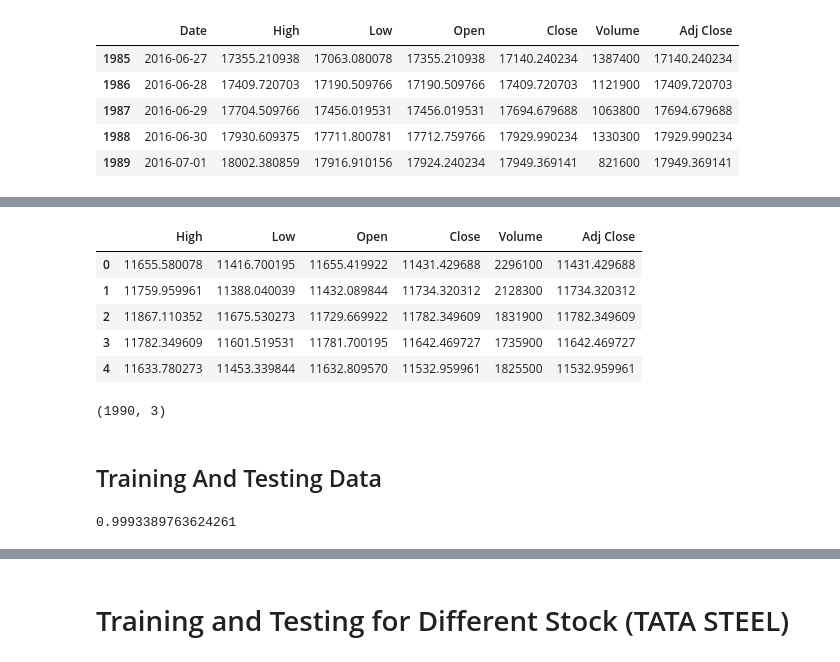
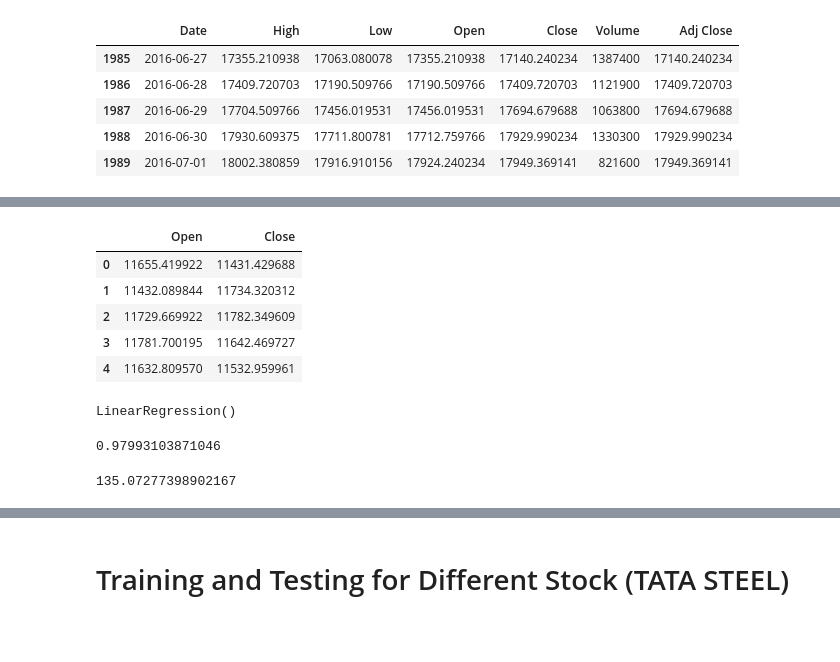
Before and after one commit to Jainil360/Stock-Price-Prediction, a Jupyter notebook: AML_INNOVATIVE_20MCED08/Stock Analysis using Historical Data (Linear Regression).ipynb, the cells around one changed output, grey strips where cells are left out. Drawn from its saved outputs; the diff is of its cells as text; code cells hidden in the pictures; blank space fills up the shorter version.

```diff
--- a/AML_INNOVATIVE_20MCED08/Stock Analysis using Historical Data (Linear Regression).ipynb
+++ b/AML_INNOVATIVE_20MCED08/Stock Analysis using Historical Data (Linear Regression).ipynb
@@ -25,3 +21,8 @@ data_num.tail()
 | 1987 | 2016-06-29 | 17704.509766 | 17456.019531 | 17456.019531 | 17694.679688 | 1063800 | 17694.679688 |
 | 1988 | 2016-06-30 | 17930.609375 | 17711.800781 | 17712.759766 | 17929.990234 | 1330300 | 17929.990234 |
 | 1989 | 2016-07-01 | 18002.380859 | 17916.910156 | 17924.240234 | 17949.369141 | 821600 | 17949.369141 |
+# %%
+# data_num = pd.read_csv('djia.csv')
+df = web.DataReader('^DJI', data_source='yahoo', start='2008-08-08', end='2016-07-01')
+df.reset_index(level=0, inplace=True)
+df.tail()
@@ -28,10 +36,10 @@ data_num.tail()
 # %%
-data_num.drop(['Date'],axis=1,inplace=True)
-data_num.head()
+df.drop(['High','Low','Volume','Adj Close','Date'],axis=1,inplace=True)
+df.head()
 # %% [output]
-|  | High | Low | Open | Close | Volume | Adj Close |
-| 0 | 11655.580078 | 11416.700195 | 11655.419922 | 11431.429688 | 2296100 | 11431.429688 |
-| 1 | 11759.959961 | 11388.040039 | 11432.089844 | 11734.320312 | 2128300 | 11734.320312 |
-| 2 | 11867.110352 | 11675.530273 | 11729.669922 | 11782.349609 | 1831900 | 11782.349609 |
-| 3 | 11782.349609 | 11601.519531 | 11781.700195 | 11642.469727 | 1735900 | 11642.469727 |
-| 4 | 11633.780273 | 11453.339844 | 11632.809570 | 11532.959961 | 1825500 | 11532.959961 |
+|  | Open | Close |
+| 0 | 11655.419922 | 11431.429688 |
+| 1 | 11432.089844 | 11734.320312 |
+| 2 | 11729.669922 | 11782.349609 |
+| 3 | 11781.700195 | 11642.469727 |
+| 4 | 11632.809570 | 11532.959961 |
@@ -43,14 +46,20 @@ y = data_num['Close']
-# %%
-X.shape
-# %% [output]
-(1990, 3)
-# %% [markdown]
-## Training And Testing Data
-# %%
-from sklearn.model_selection import train_test_split
-X_train, X_test, y_train, y_test = train_test_split(X,y, test_size=0.2)
-
-model.fit(X_train, y_train)
-model.score(X_test, y_test)
-# %% [output]
-0.9993389763624261
+# %%
+#split into train and validation
+train = df[:1200]
+valid = df[1200:]
+
+x_train = train.drop('Close', axis=1)
+y_train = train['Close']
+x_valid = valid.drop('Close', axis=1)
+y_valid = valid['Close']
+
+#implement linear regression
+from sklearn.linear_model import LinearRegression
+model = LinearRegression()
+model.fit(x_train,y_train)
+# %% [output]
+LinearRegression()
+# %%
+model.score(x_valid,y_valid)
+# %% [output]
+0.97993103871046
@@ -56,0 +68,6 @@ model.score(X_test, y_test)
+# %%
+import numpy as np
+rms=np.sqrt(np.mean(np.power((y_valid-y_pred),2)))
+rms
+# %% [output]
+135.07277398902167
```
Also changed, not shown: parts of 19 cells of this notebook, 10 other files.
